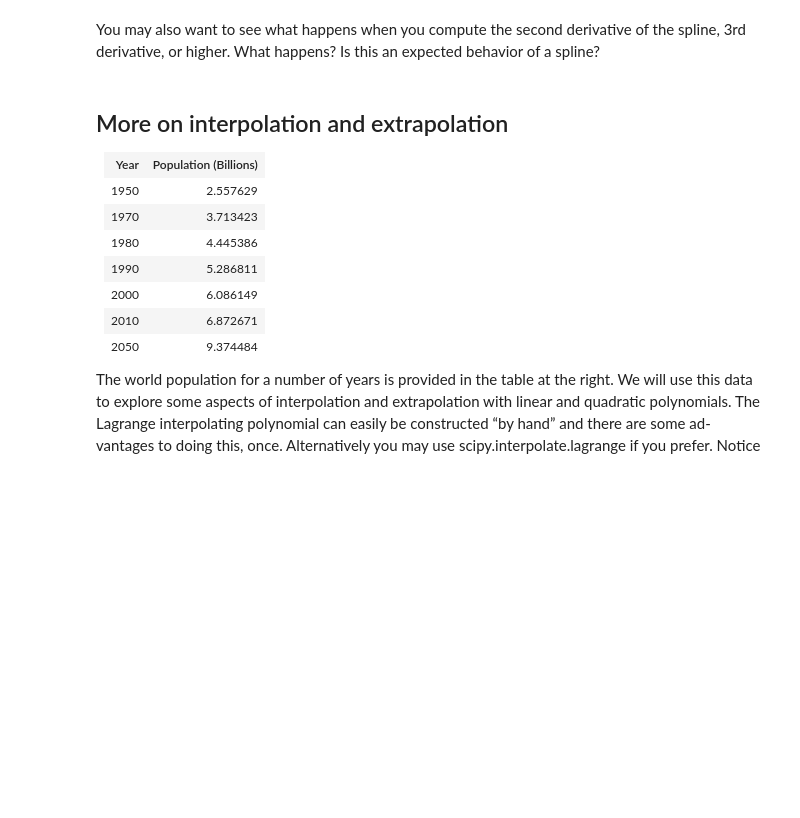
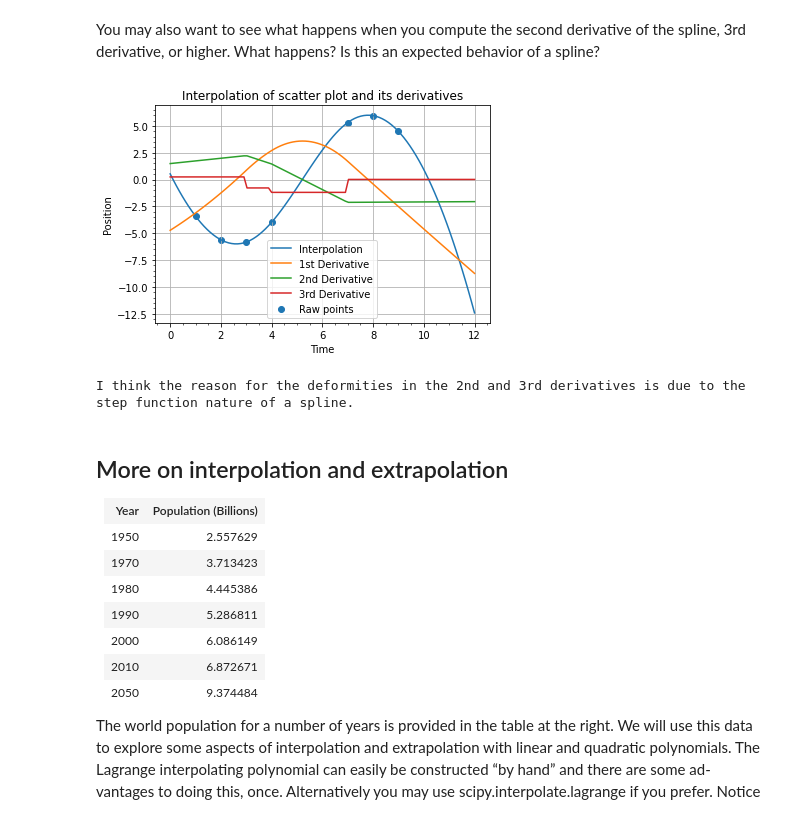
Before and after one commit to jmahlers/P427, a Jupyter notebook: Homework2/Ahlers_Homework2.ipynb, the cells around one changed output. Saved outputs shown, nothing was run; the diff lists cells and outputs as text; code cells hidden in the pictures; blank space fills up the shorter version.

```diff
--- a/Homework2/Ahlers_Homework2.ipynb
+++ b/Homework2/Ahlers_Homework2.ipynb
@@ -202,5 +237,22 @@ raise NotImplementedError()
 # %% [markdown]
 You may also want to see what happens when you compute the second derivative of the spline, 3rd derivative, or higher. What happens? Is this an expected behavior of a spline?
+# %%
+plt.scatter(time,position, label="Raw points")
+plt.plot(x,posInterpolation(x, nu=0), label="Interpolation")
+plt.plot(x,posInterpolation(x, nu=1), label="1st Derivative")
+plt.plot(x,posInterpolation(x, nu=2), label="2nd Derivative")
+plt.plot(x,posInterpolation(x, nu=3), label="3rd Derivative")
+plt.title("Interpolation of scatter plot and its derivatives")
+plt.xlabel("Time")
+plt.ylabel("Position")
+plt.grid()
+plt.minorticks_on()
+plt.legend()
+plt.show()
+print("I think the reason for the deformities in the 2nd and 3rd derivatives is due to the step function nature of a spline.")
+# %% [output]
+[figure, added]
+I think the reason for the deformities in the 2nd and 3rd derivatives is due to the step function nature of a spline.
 # %% [markdown]
 ## More on interpolation and extrapolation
 
```
Also changed, not shown: parts of 17 cells of this notebook.
